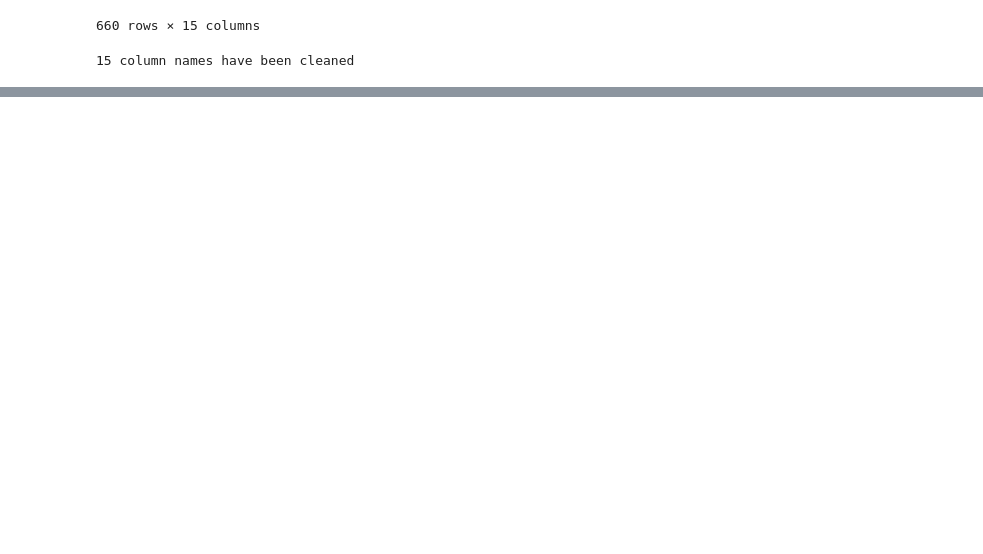
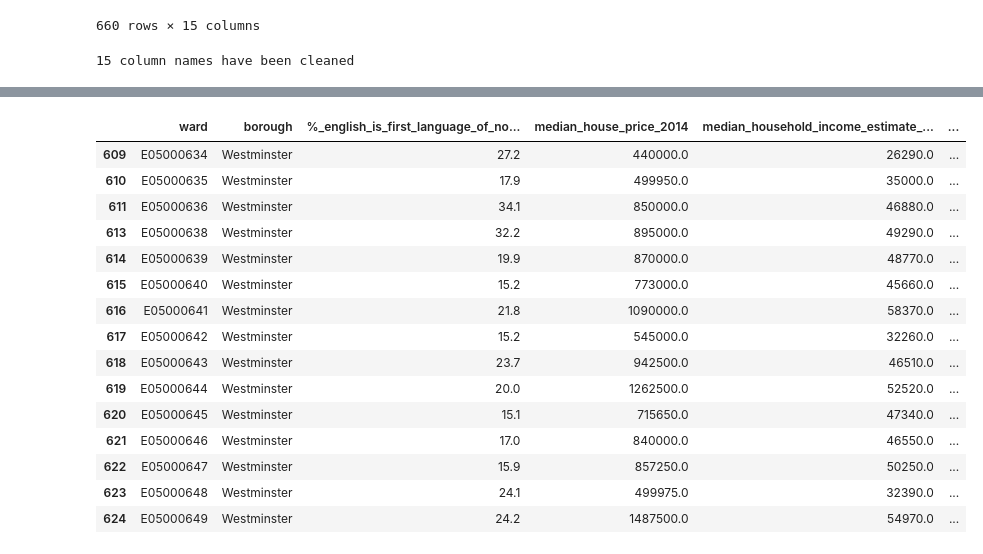
Before and after one commit to mindalyn22/QM-group-project, a Jupyter notebook: data_processing.ipynb, the cells around one changed output, grey strips where cells are left out. Cells and saved outputs as stored; diff of their text form; code cells hidden in the pictures; blank space fills up the shorter version.

```diff
--- a/data_processing.ipynb
+++ b/data_processing.ipynb
@@ -210,3 +230,25 @@ full_data.head()
 | 5 | E05000030 | Barking and Dagenham | 4.5 | 240000.0 | 37400.0 | ... |
 # %%
 full_data.to_csv('full_data.csv')
+# %%
+# filter out E05000637 (westminister with income outlier at 88330.0)
+full_data_no_outlier=full_data.drop(full_data[full_data['ward'] == 'E05000637'].index)
+
+full_data_no_outlier.tail(15)
+# %% [output]
+|  | ward | borough | %_english_is_first_language_of_no... | median_house_price_2014 | median_household_income_estimate_... | ... |
+| 609 | E05000634 | Westminster | 27.2 | 440000.0 | 26290.0 | ... |
+| 610 | E05000635 | Westminster | 17.9 | 499950.0 | 35000.0 | ... |
+| 611 | E05000636 | Westminster | 34.1 | 850000.0 | 46880.0 | ... |
+| 613 | E05000638 | Westminster | 32.2 | 895000.0 | 49290.0 | ... |
+| 614 | E05000639 | Westminster | 19.9 | 870000.0 | 48770.0 | ... |
+| 615 | E05000640 | Westminster | 15.2 | 773000.0 | 45660.0 | ... |
+| 616 | E05000641 | Westminster | 21.8 | 1090000.0 | 58370.0 | ... |
+| 617 | E05000642 | Westminster | 15.2 | 545000.0 | 32260.0 | ... |
+| 618 | E05000643 | Westminster | 23.7 | 942500.0 | 46510.0 | ... |
+| 619 | E05000644 | Westminster | 20.0 | 1262500.0 | 52520.0 | ... |
+| 620 | E05000645 | Westminster | 15.1 | 715650.0 | 47340.0 | ... |
+| 621 | E05000646 | Westminster | 17.0 | 840000.0 | 46550.0 | ... |
+| 622 | E05000647 | Westminster | 15.9 | 857250.0 | 50250.0 | ... |
+| 623 | E05000648 | Westminster | 24.1 | 499975.0 | 32390.0 | ... |
+| 624 | E05000649 | Westminster | 24.2 | 1487500.0 | 54970.0 | ... |
```
Also changed, not shown: parts of 2 cells of this notebook, 2 other files.
